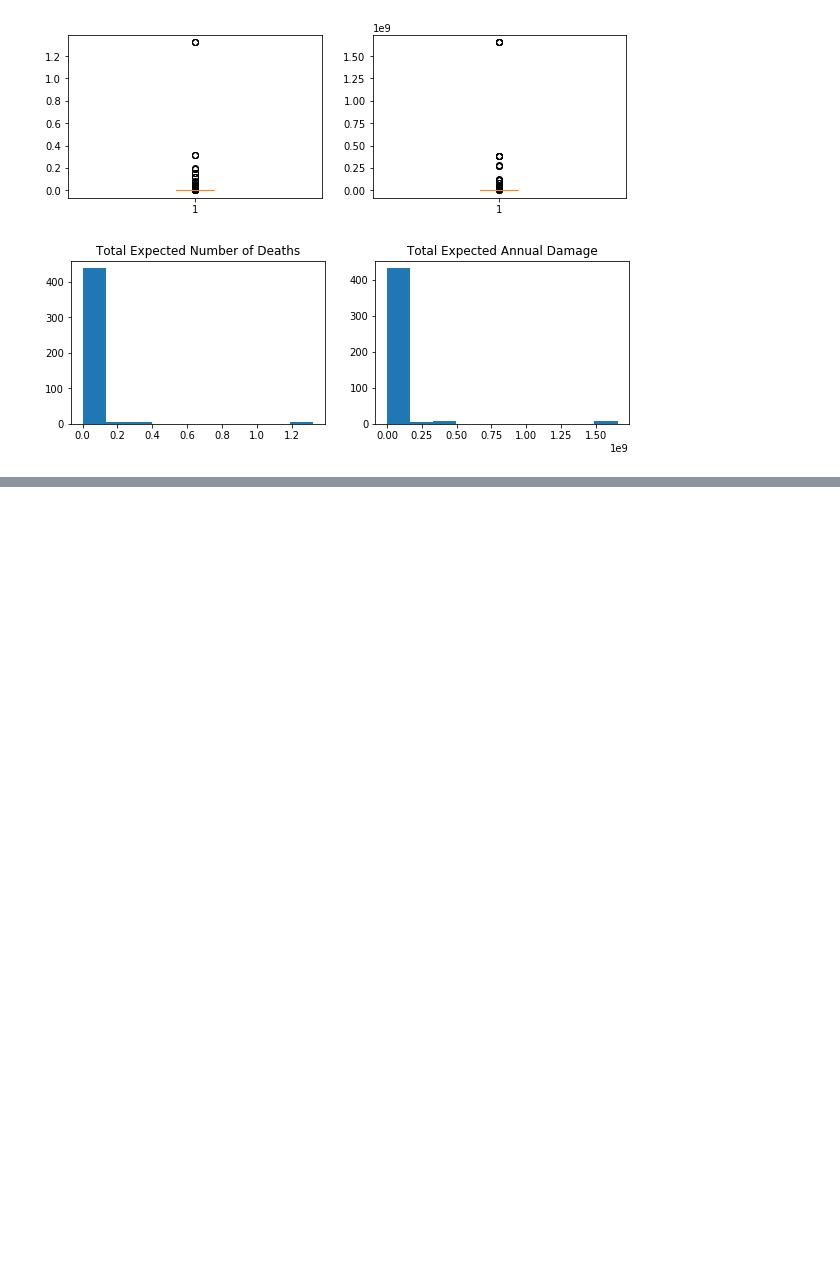
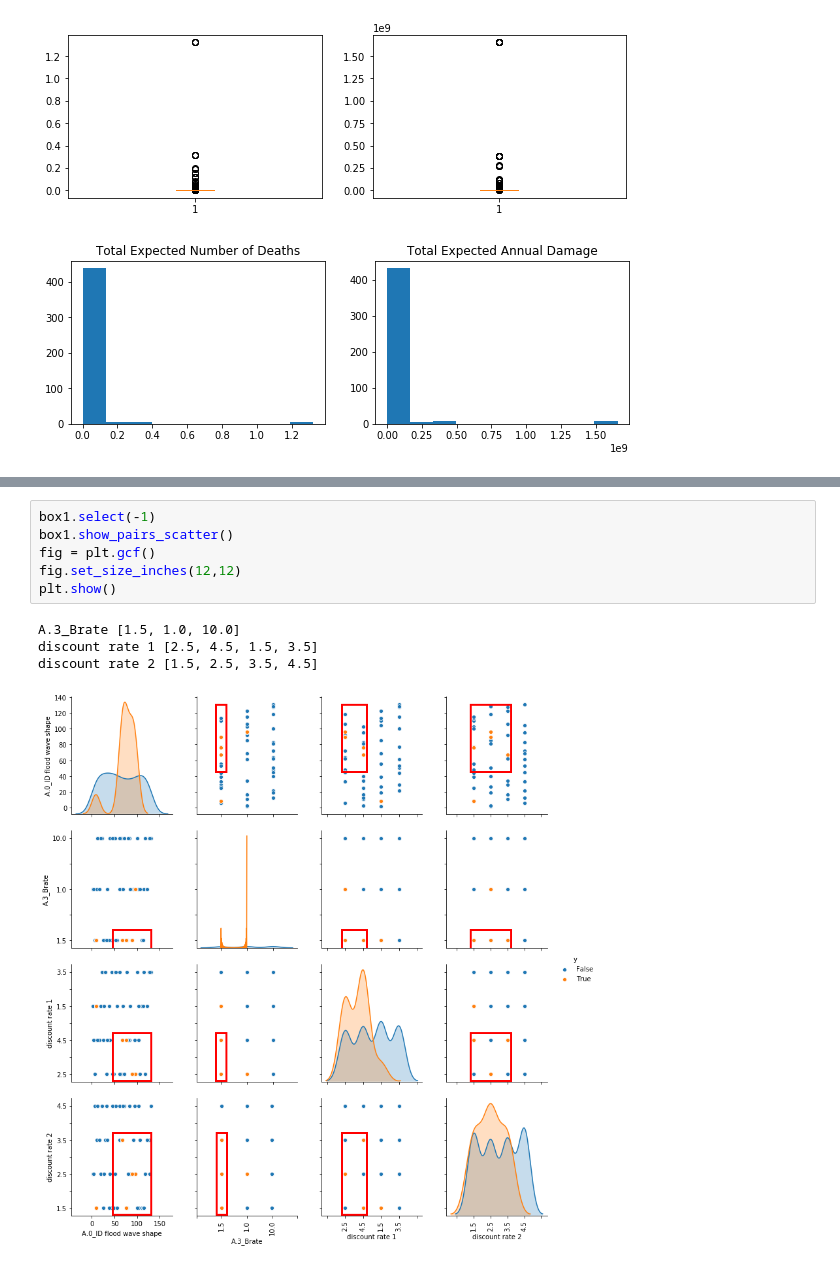
Before and after one commit to WKSu/Model-based-decision-making, a Jupyter notebook: Scenario Discovery on MORO policies.ipynb, the cells around one changed output, grey strips where cells are left out. Saved outputs shown, nothing was run; the diff lists cells and outputs as text; blank space fills up the shorter version.

```diff
--- a/Scenario Discovery on MORO policies.ipynb
+++ b/Scenario Discovery on MORO policies.ipynb
@@ -165,0 +200,11 @@ y_deaths = y_deaths < np.percentile()
+# %%
+box1.select(-1)
+box1.show_pairs_scatter()
+fig = plt.gcf()
+fig.set_size_inches(12,12)
+plt.show()
+# %% [output]
+A.3_Brate [1.5, 1.0, 10.0]
+discount rate 1 [2.5, 4.5, 1.5, 3.5]
+discount rate 2 [1.5, 2.5, 3.5, 4.5]
+[figure, added]
```
Also changed, not shown: parts of 25 cells of this notebook, 1 other file.
